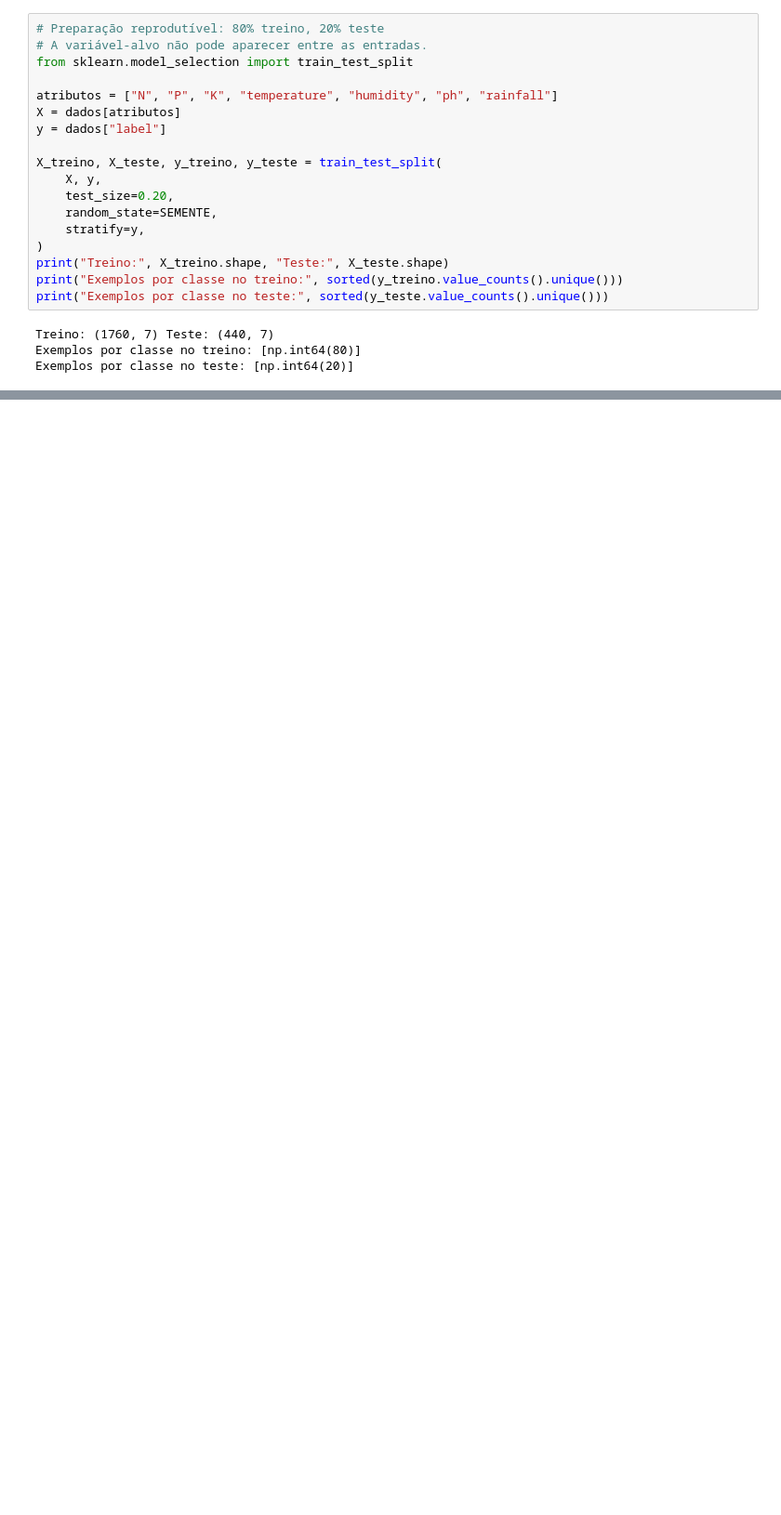
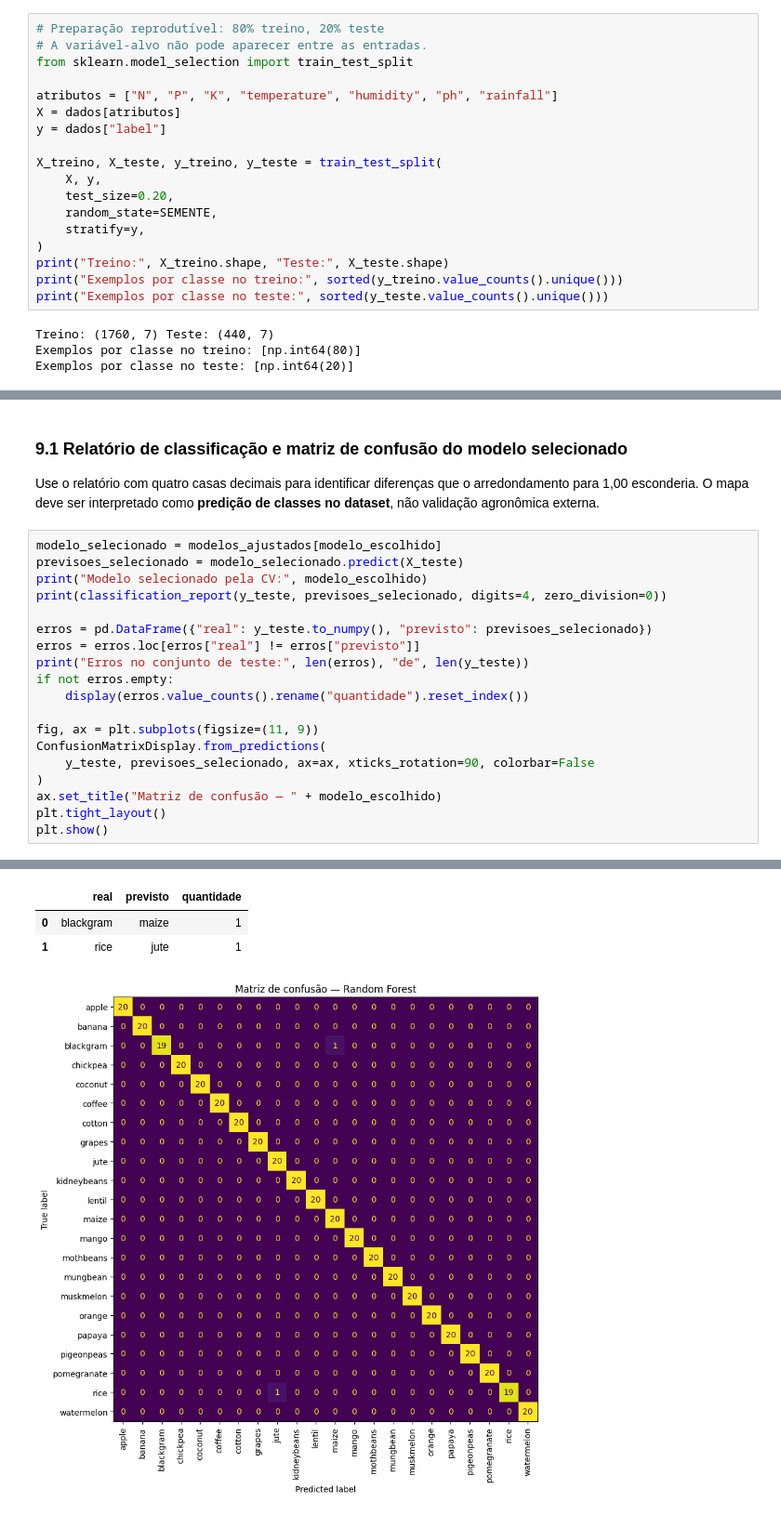
Before and after one commit to Caiobqz/FarmTech-Modelagem-IA-Fase3, a Jupyter notebook: notebooks/rascunho_modelagem_ia.ipynb, the cells around one changed output, grey strips where cells are left out. Shown at 93% size. Cells and saved outputs as stored; diff of their text form; blank space fills up the shorter version.

```diff
--- a/notebooks/rascunho_modelagem_ia.ipynb
+++ b/notebooks/rascunho_modelagem_ia.ipynb
@@ -321,0 +439,24 @@ Comparar acurácia, precision, recall e F1-score, médias macro/weighted e matri
+# %% [markdown]
+### 9.1 Relatório de classificação e matriz de confusão do modelo selecionado
+
+Use o relatório com quatro casas decimais para identificar diferenças que o arredondamento para 1,00 esconderia. O mapa deve ser interpretado como **predição de classes no dataset**, não validação agronômica externa.
+# %%
+modelo_selecionado = modelos_ajustados[modelo_escolhido]
+previsoes_selecionado = modelo_selecionado.predict(X_teste)
+print("Modelo selecionado pela CV:", modelo_escolhido)
+print(classification_report(y_teste, previsoes_selecionado, digits=4, zero_division=0))
+
+erros = pd.DataFrame({"real": y_teste.to_numpy(), "previsto": previsoes_selecionado})
+erros = erros.loc[erros["real"] != erros["previsto"]]
+print("Erros no conjunto de teste:", len(erros), "de", len(y_teste))
+if not erros.empty:
+    display(erros.value_counts().rename("quantidade").reset_index())
+
+fig, ax = plt.subplots(figsize=(11, 9))
+ConfusionMatrixDisplay.from_predictions(
+    y_teste, previsoes_selecionado, ax=ax, xticks_rotation=90, colorbar=False
+)
+ax.set_title("Matriz de confusão — " + modelo_escolhido)
+plt.tight_layout()
+plt.show()
+# %% [output]
@@ -321,0 +480,4 @@ Comparar acurácia, precision, recall e F1-score, médias macro/weighted e matri
+|  | real | previsto | quantidade |
+| 0 | blackgram | maize | 1 |
+| 1 | rice | jute | 1 |
+[figure, added]
```
Also changed, not shown: parts of 20 cells of this notebook.
